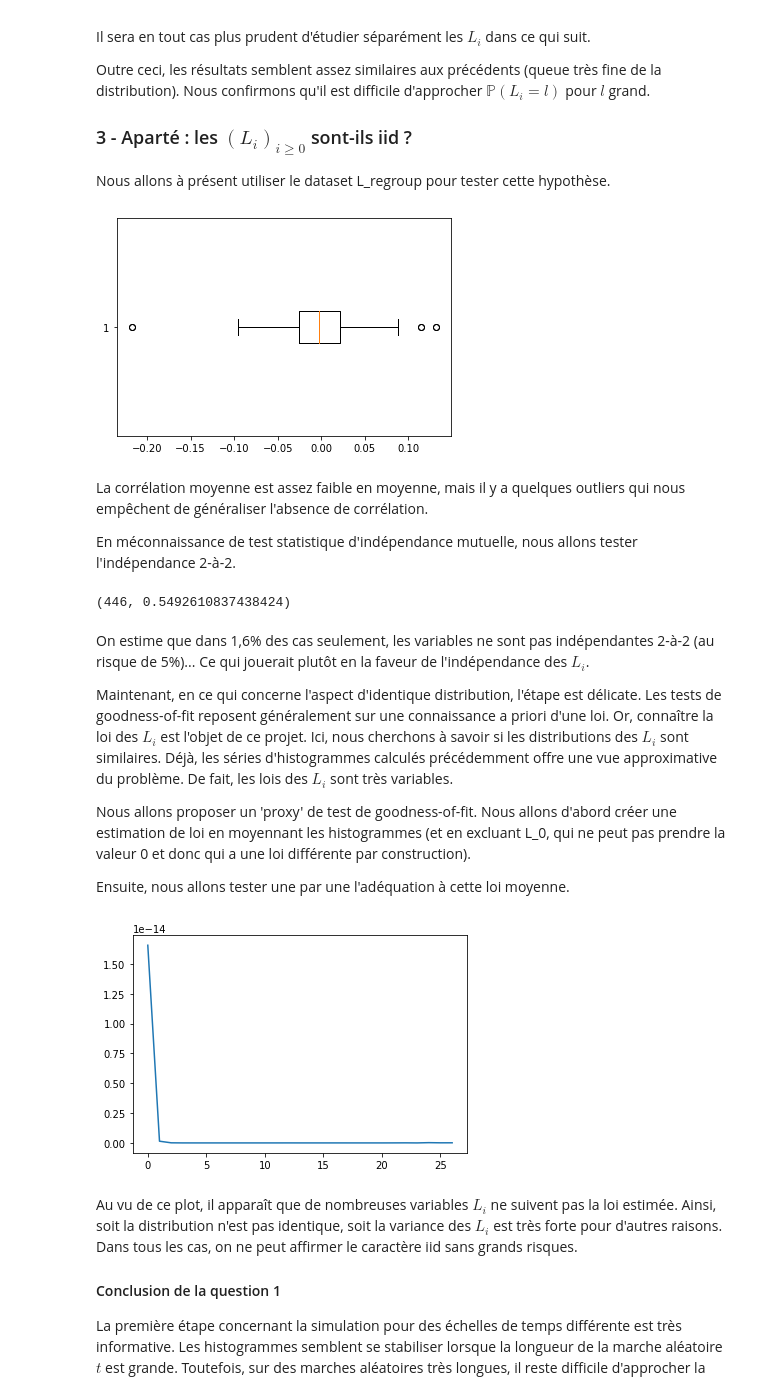
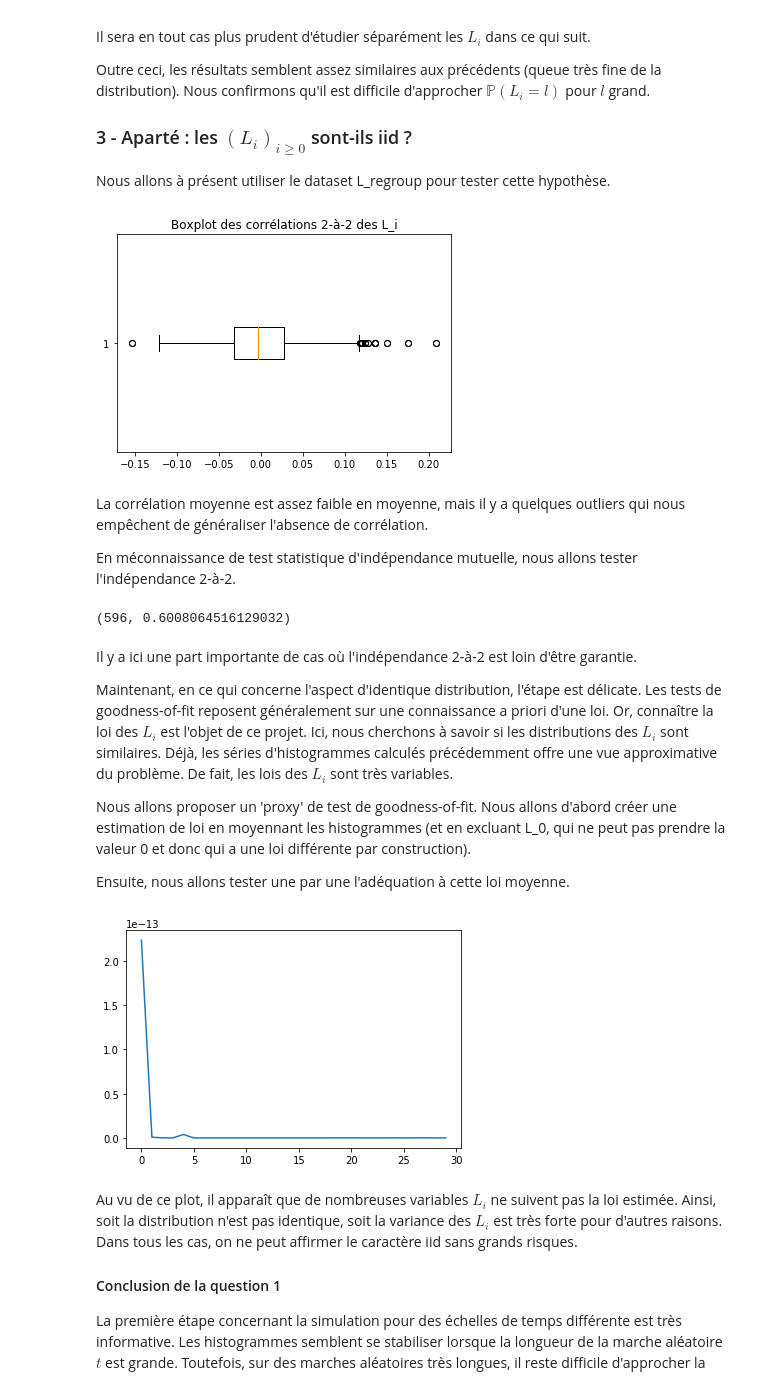
Before and after one commit to LittleBabyPanda/MCProject, a Jupyter notebook: MC_notebook.ipynb, the cells around one changed output. Cells and saved outputs as stored; diff of their text form; code cells hidden in the pictures.

```diff
--- a/MC_notebook.ipynb
+++ b/MC_notebook.ipynb
@@ -170,7 +171,7 @@ def eli(d,T,X=False): # On ajoute une option pour pouvoir juste compter les L_i
 # %%
 ''' Résultats : plot des X_t et des L_i dans le cas d=2 '''
 
-d, T1, T2, T3 = 2, 100, 10000, 50000
+d, T1, T2, T3 = 2, 100, 1000, 5000
 
 x1, y1, x2, y2, x3, y3 = [], [], [], [], [], [] # Il n'y a que 2 dimensions dans ce cas
 X1, X2, X3 = ixte(d, T1), ixte(d, T2), ixte(d, T3)
@@ -192,9 +193,12 @@ fig, axs = plt.subplots(3,2,figsize=(12,5))
 
 axs[0,0].plot(x1,y1)
 axs[0,1].hist(L1, density=True)
+axs[0,1].set_yscale('log')
 axs[1,0].plot(x2,y2)
 axs[1,1].hist(L2, density=True)
+axs[1,1].set_yscale('log')
 axs[2,0].plot(x3,y3)
 axs[2,1].hist(L3, density=True)
+axs[2,1].set_yscale('log')
 plt.show()
 # %% [output]
@@ -232,7 +225,7 @@ Pour des raisons de performance, nous allons seulement simuler pour des longueur
 # %%
 ''' Création des N marches aléatoires X_tj '''
 
-N = 1000 # On détermine le nombre de marches aléatoires à simuler
+N = 500 # On détermine le nombre de marches aléatoires à simuler
 d = 2 # On se place en dimension 2
 T = 100 # On fixe un horizon de temps limité
 
@@ -301,10 +294,11 @@ Nous allons à présent utiliser le dataset L_regroup pour tester cette hypothè
 # %%
 ''' Y a-t-il corrélation entre les L_i ? '''
 
 plt.boxplot(L_regroup.corr().values[L_regroup.corr().values != 1.], vert=False)
+plt.title('Boxplot des corrélations 2-à-2 des L_i')
 plt.show()
 # %% [output]
-[figure, old version]
+[figure, new version]
 # %% [markdown]
 La corrélation moyenne est assez faible en moyenne, mais il y a quelques outliers qui nous empêchent de généraliser l'absence de corrélation.
 
@@ -325,9 +319,9 @@ for i in range(Q):
 
 nbr_grandes_p_values, nbr_grandes_p_values/(Q**2-Q)
 # %% [output]
-(446, 0.5492610837438424)
+(596, 0.6008064516129032)
 # %% [markdown]
-On estime que dans 1,6% des cas seulement, les variables ne sont pas indépendantes 2-à-2 (au risque de 5%)... Ce qui jouerait plutôt en la faveur de l'indépendance des $L_i$.
+Il y a ici une part importante de cas où l'indépendance 2-à-2 est loin d'être garantie.
 
 Maintenant, en ce qui concerne l'aspect d'identique distribution, l'étape est délicate. Les tests de goodness-of-fit reposent généralement sur une connaissance a priori d'une loi. Or, connaître la loi des $L_i$ est l'objet de ce projet. Ici, nous cherchons à savoir si les distributions des $L_i$ sont similaires. Déjà, les séries d'histogrammes calculés précédemment offre une vue approximative du problème. De fait, les lois des $L_i$ sont très variables.
 
@@ -356,7 +350,7 @@ chi2 = pd.Series(chi2)
 plt.plot(sct.chi2.cdf(chi2, df=15)) # On plotte la probabilité que le chi2 soit inférieur aux stats (1 - p-valeur).
 plt.show()
 # %% [output]
-[figure, old version]
+[figure, new version]
 # %% [markdown]
 Au vu de ce plot, il apparaît que de nombreuses variables $L_i$ ne suivent pas la loi estimée. Ainsi, soit la distribution n'est pas identique, soit la variance des $L_i$ est très forte pour d'autres raisons. Dans tous les cas, on ne peut affirmer le caractère iid sans grands risques.
 
```
Also changed, not shown: parts of 15 cells of this notebook.
